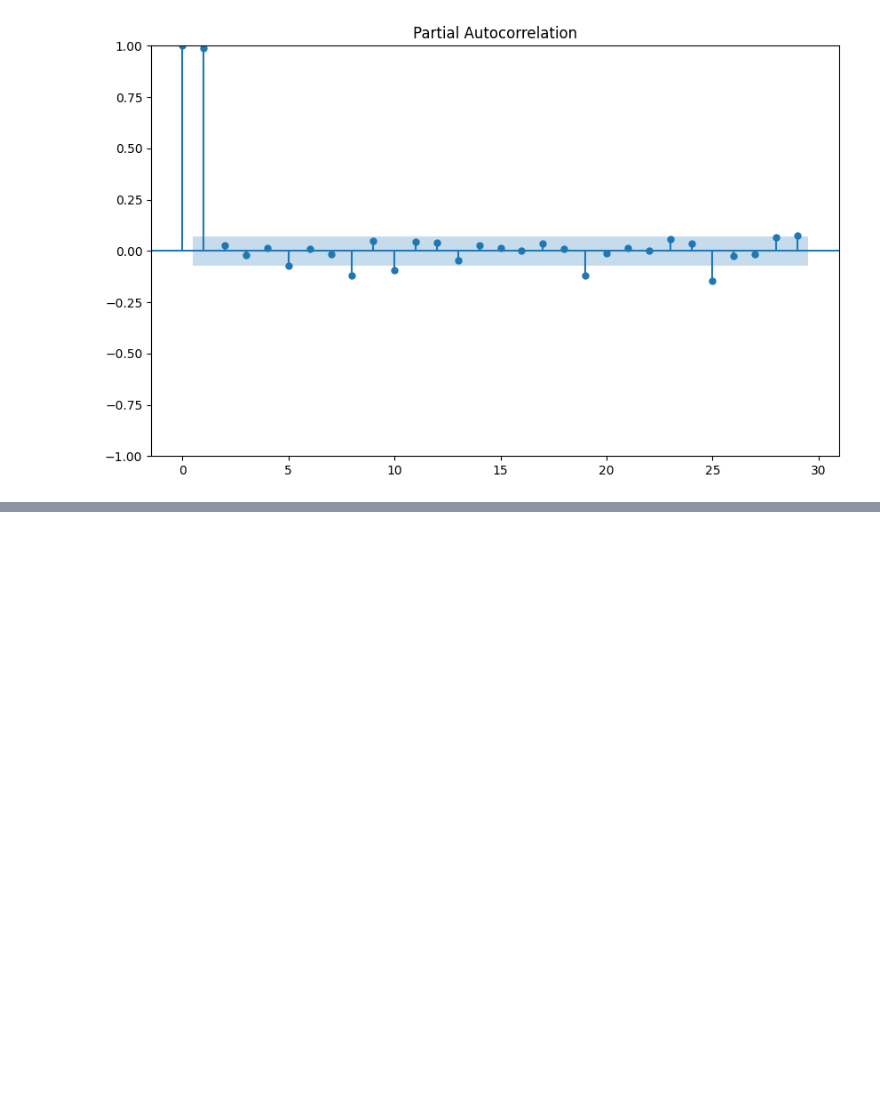
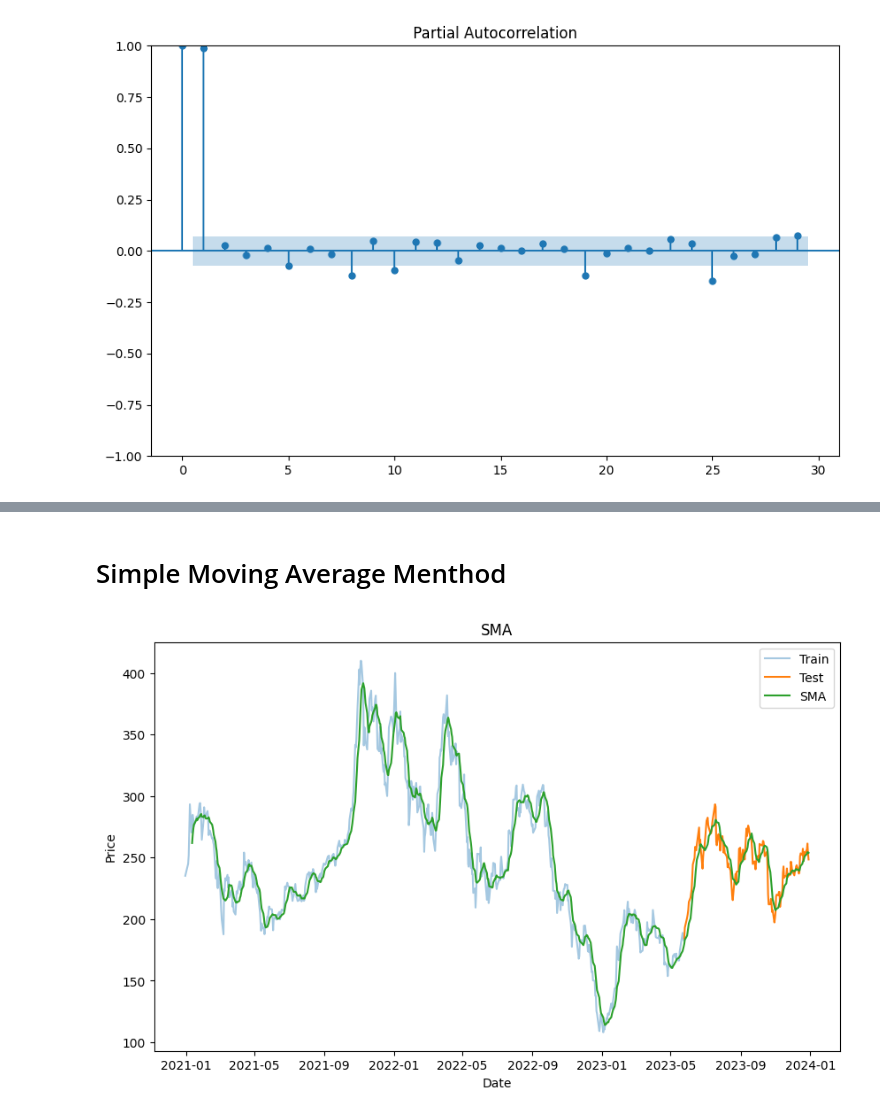
Before and after one commit to Abhishekaerohub/Abhishek-ML-Projects, a Jupyter notebook: Time Series/Time series part 3.ipynb, the cells around one changed output, grey strips where cells are left out. Saved outputs shown, nothing was run; the diff lists cells and outputs as text; code cells hidden in the pictures; blank space fills up the shorter version.

```diff
--- a/Time Series/Time series part 3.ipynb
+++ b/Time Series/Time series part 3.ipynb
@@ -134,0 +154,15 @@ sm.graphics.tsa.plot_pacf(tsla_close);
+# %% [markdown]
+# Simple Moving Average Menthod
+# %%
+
+sma=tsla_close.rolling(8).mean()
+plt.plot(train.index,train,label='Train',alpha=0.4)
+plt.plot(test.index,test,label='Test')
+plt.plot(sma.index,sma,label='SMA')
+plt.title("SMA")
+plt.xlabel('Date')
+plt.ylabel('Price')
+plt.legend(loc='best')
+plt.show()
+# %% [output]
+[figure, added]
```
Also changed, not shown: parts of 10 cells of this notebook.
